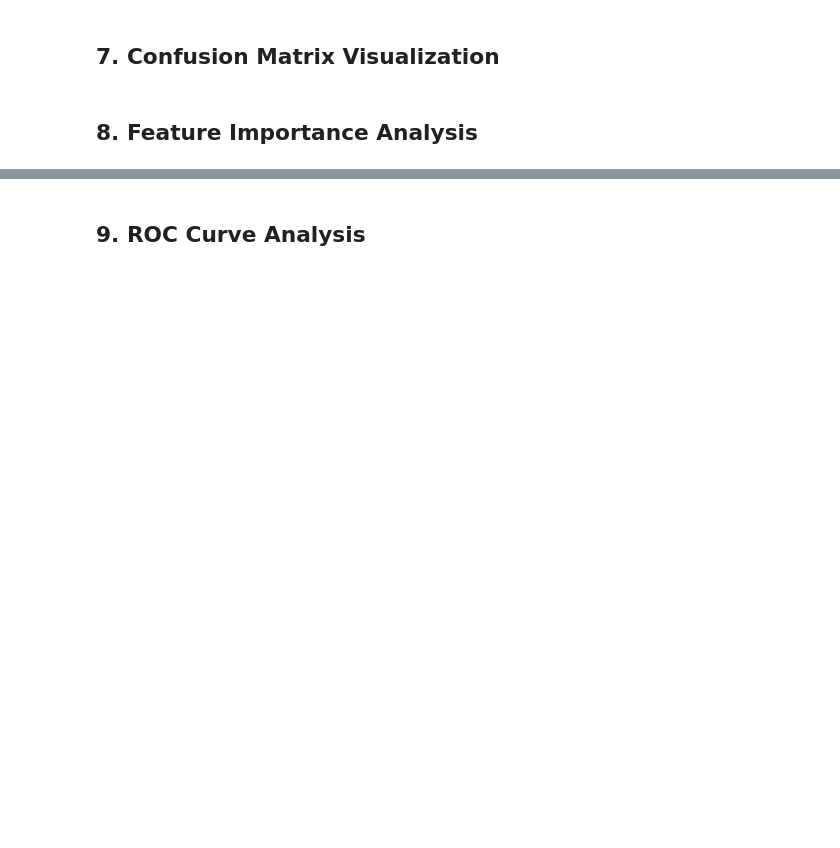
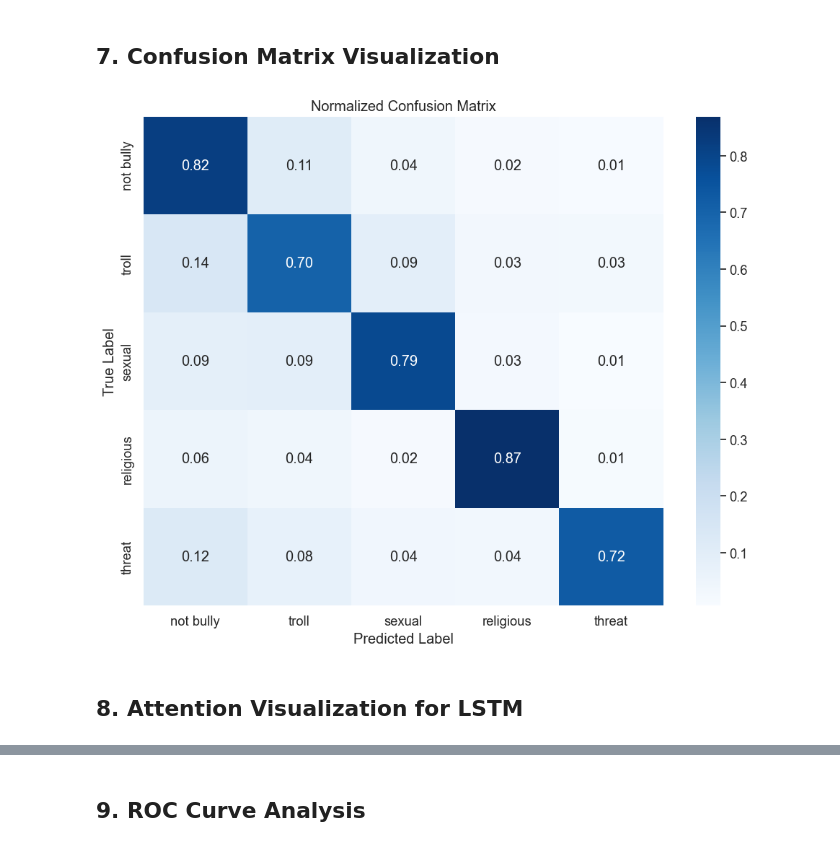
Before and after one commit to NotAlpha45/bangla-cyberbullying, a Jupyter notebook: code/lstm_run/multi_class.ipynb, the cells around one changed output, grey strips where cells are left out. Cells and saved outputs as stored; diff of their text form; code cells hidden in the pictures; blank space fills up the shorter version.

```diff
--- a/code/lstm_run/multi_class.ipynb
+++ b/code/lstm_run/multi_class.ipynb
@@ -166,15 +319,22 @@ print(f"Model trained in {training_time:.2f} seconds")
 # %% [markdown]
 ## 6. Model Evaluation - Basic Metrics
 # %%
-# Make predictions and calculate basic metrics
+# Evaluate the model on test data
 print("Evaluating model...")
-y_pred = rf_model.predict(X_test_vectors)
+test_loss, test_acc = model.evaluate(X_test_sequences, y_test_cat, verbose=0)
+print(f"Test accuracy: {test_acc:.4f}")
+print(f"Test loss: {test_loss:.4f}")
+
+# Make predictions
+y_pred_proba = model.predict(X_test_sequences)
+y_pred_classes = np.argmax(y_pred_proba, axis=1)
+y_test_classes = np.argmax(y_test_cat, axis=1)
 
 # Calculate basic metrics
-accuracy = accuracy_score(y_test, y_pred)
-precision = precision_score(y_test, y_pred, average="weighted")
-recall = recall_score(y_test, y_pred, average="weighted")
-f1 = f1_score(y_test, y_pred, average="weighted")
+accuracy = accuracy_score(y_test_classes, y_pred_classes)
+precision = precision_score(y_test_classes, y_pred_classes, average="weighted")
+recall = recall_score(y_test_classes, y_pred_classes, average="weighted")
+f1 = f1_score(y_test_classes, y_pred_classes, average="weighted")
 
 print(f"Accuracy: {accuracy:.4f}")
 print(f"Precision: {precision:.4f}")
@@ -189,20 +371,20 @@ print(classification_report(y_test, y_pred, target_names=list(label_mapping.keys
 # %%
 # Create and display confusion matrix
 plt.figure(figsize=(10, 8))
-cm = confusion_matrix(y_test, y_pred)
+cm = confusion_matrix(y_test_classes, y_pred_classes)
 cm_norm = cm.astype("float") / cm.sum(axis=1)[:, np.newaxis]  # Normalize
 sns.heatmap(
     cm_norm,
     annot=True,
     fmt=".2f",
     cmap="Blues",
     xticklabels=list(label_mapping.keys()),
     yticklabels=list(label_mapping.keys()),
 )
 plt.xlabel("Predicted Label")
 plt.ylabel("True Label")
 plt.title("Normalized Confusion Matrix")
 plt.tight_layout()
 plt.show()
+# %% [output]
+[figure, added]
-# %% [markdown]
-## 8. Feature Importance Analysis
@@ -225,0 +391,2 @@ plt.show()
+# %% [markdown]
+## 8. Attention Visualization for LSTM
```
Also changed, not shown: parts of 30 cells of this notebook, 1 other file.
